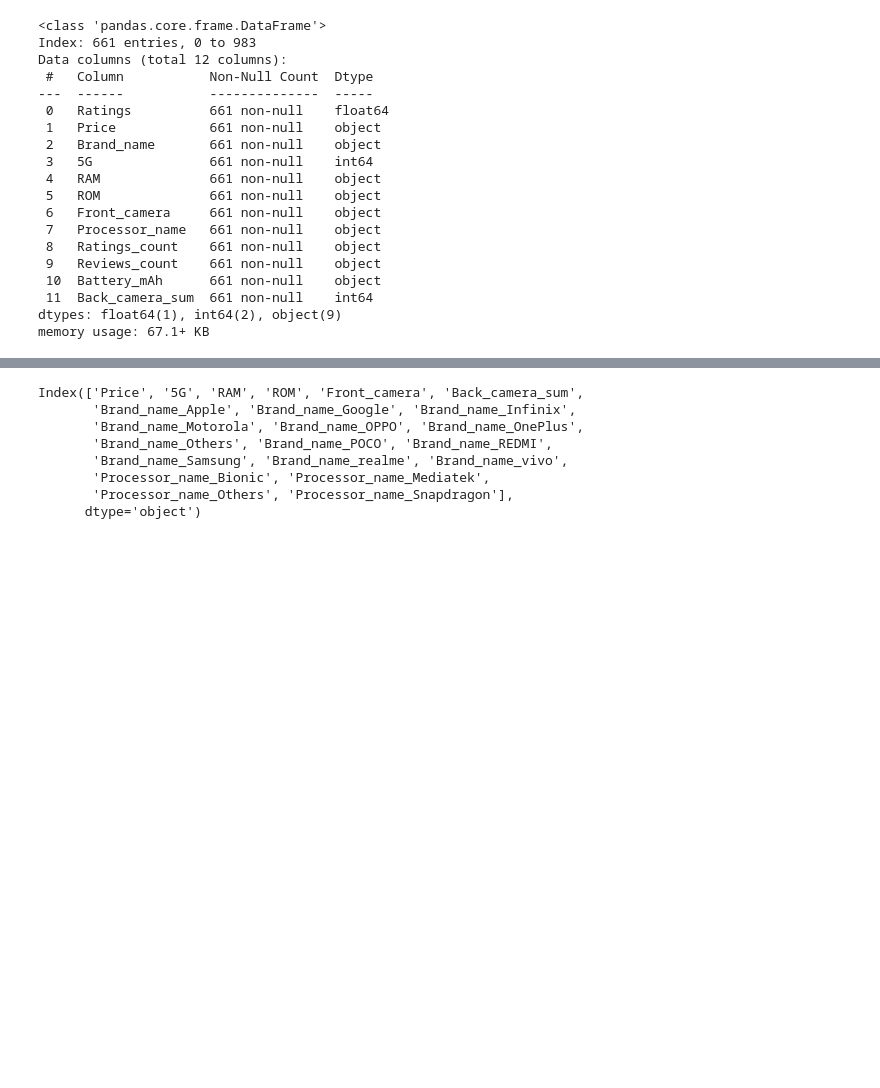
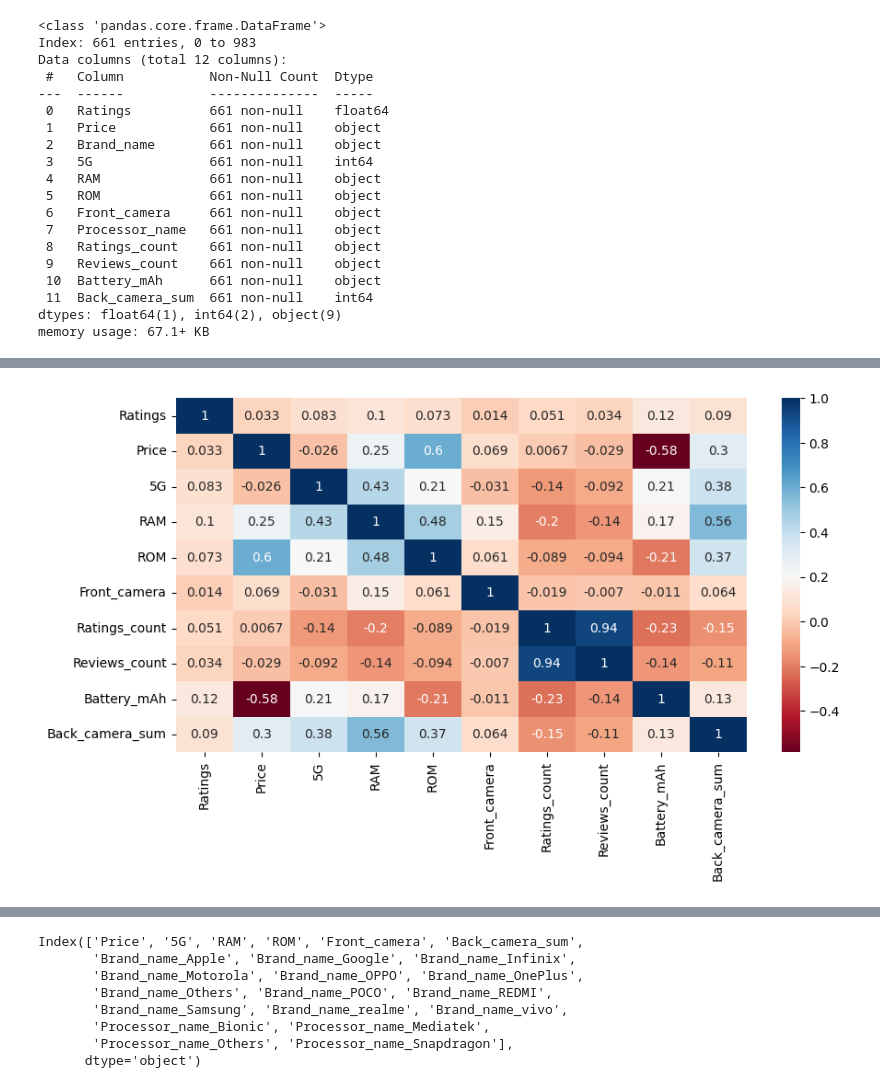
Before and after one commit to Jay-mishra04/SmartPhone_Price_Prediction, a Jupyter notebook: Smartphone price prediction.ipynb, the cells around one changed output, grey strips where cells are left out. Cells and saved outputs as stored; diff of their text form; code cells hidden in the pictures; blank space fills up the shorter version.

```diff
--- a/Smartphone price prediction.ipynb
+++ b/Smartphone price prediction.ipynb
@@ -394,0 +587,3 @@ df["Brand_name"] = df["Brand_name"].apply(brand_collection)
+# %%
+correlation = df[['Ratings', 'Price', '5G', 'RAM', 'ROM', 'Front_camera','Ratings_count', 'Reviews_count', 'Battery_mAh',
+       'Back_camera_sum']].corr()
@@ -394,0 +604,7 @@ df["Brand_name"] = df["Brand_name"].apply(brand_collection)
+# %%
+import seaborn as sns
+plt.figure(figsize=(10,5))
+sns.heatmap(correlation, annot=True, cmap="RdBu")
+plt.show()
+# %% [output]
+[figure, added]
```
Also changed, not shown: parts of 61 cells of this notebook.
